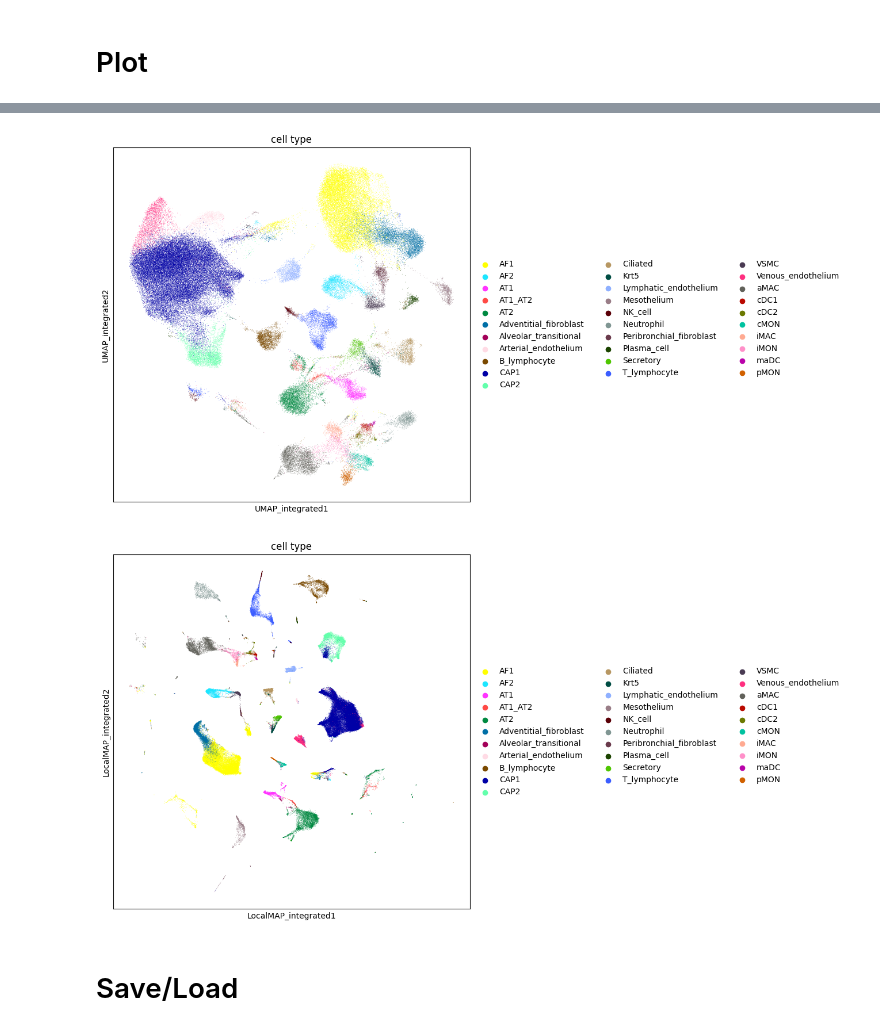
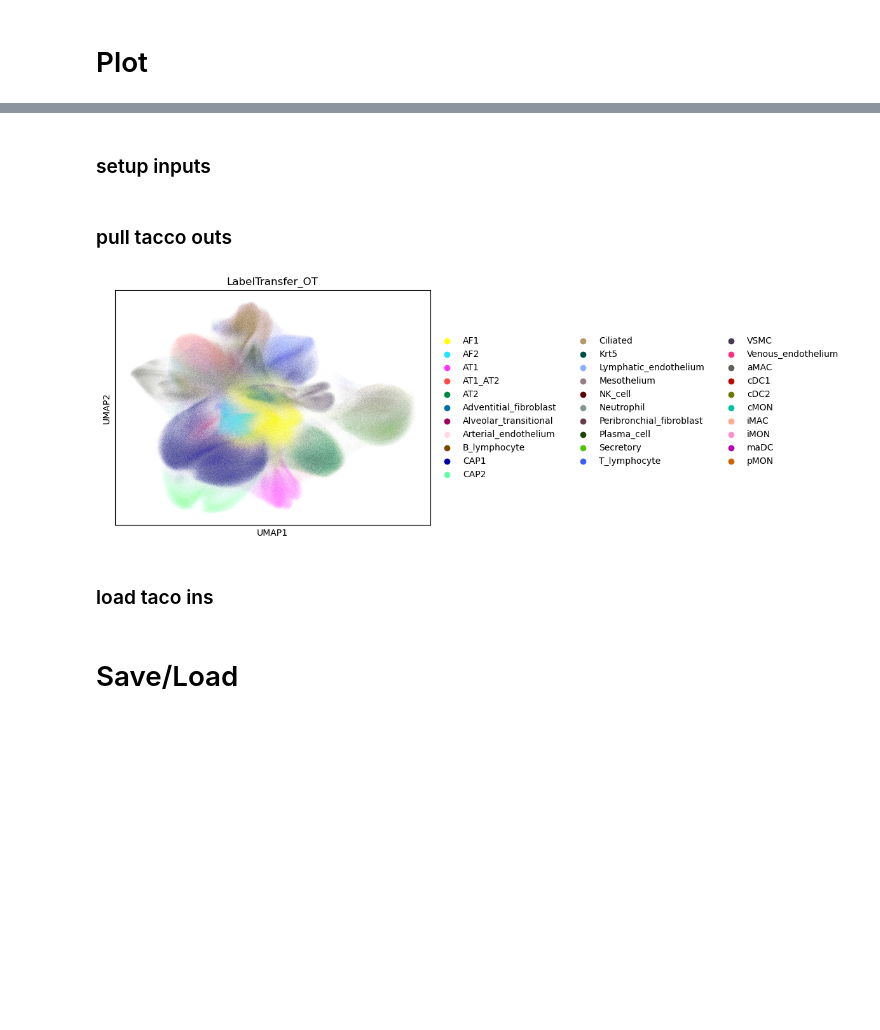
Before and after one commit to ethanhung11/spatial_seq, a Jupyter notebook: src/notebooks/spatial/kennedi_Xenium/1.0-celltype_analysis.ipynb, the cells around one changed output, grey strips where cells are left out. Drawn from its saved outputs; the diff is of its cells as text; code cells hidden in the pictures; blank space fills up the shorter version.

Commit message:
taco fixes part 2

```diff
--- a/src/notebooks/spatial/kennedi_Xenium/1.0-celltype_analysis.ipynb
+++ b/src/notebooks/spatial/kennedi_Xenium/1.0-celltype_analysis.ipynb
@@ -195,3 +236,5 @@ f.savefig(PLOTDIR / "LeidenCluster-Spatial_leiden_0.8 SAMPLE.jpg")
+# %% [markdown]
+### setup inputs
 # %%
 ref_adata = sc.read_h5ad(HOMEDIR / "references" / "FluSobj.h5ad")
 ref_adata.layers['counts'] = ref_adata.X.copy()
@@ -204,18 +247,7 @@ ref_adata
 sc.pl.embedding(ref_adata, "UMAP_integrated", color="cell type")
 sc.pl.embedding(ref_adata, "LocalMAP_integrated", color="cell type")
 
-sc.tl.rank_genes_groups(
-    ref_adata,
-    groupby="cell type",
-    method="wilcoxon", pts=True,
-    use_raw=False, layer="normalized",
-    key_added="DEG_global",)
-
-
 ref_adata.write(HOMEDIR / "references" / "FluSobj.h5ad")
-# %% [output]
-[figure, removed]
-[figure, removed]
 # %%
 # Remove uns as tacco currently relies on older scipy version --> downgrade anndata
 # May be fixed once v0.5.0 conda install is updated (note left 4/23/26)
@@ -225,3 +257,32 @@ ref_adata.write_h5ad(HOMEDIR / "references" / "FluSobj.h5ad", convert_strings_to
 adata = sc.read_h5ad(DATADIR / "integrated.h5ad")
 del ref_adata.uns
 adata.write_h5ad(HOMEDIR / "references" / "FluSobj.h5ad", convert_strings_to_categoricals=False)
+# %% [markdown]
+### pull tacco outs
+# %%
+import gc
+import os
+import sys
+import logging
+import warnings
+from pathlib import Path
+import matplotlib as mpl
+import pandas as pd
+import session_info
+import tacco as tc
+import scanpy as sc
+import pickle
+
+
+SRCDIR = Path('../../..')
+HOMEDIR = SRCDIR / '..'
+PLOTDIR = HOMEDIR / "plots" / "kennedi_xenium"
+DATADIR = HOMEDIR / "data" / "processed" / "spatial" / "Xenium" / "kennedi_flu"
+SAVEDIR = DATADIR / "tools" / "tacco"
+adata_tc = sc.read_h5ad(SAVEDIR / "tacco.h5ad")
+adata_tc
+# %%
+tc.utils.get_maximum_annotation(adata_tc, "LT_OT", "LabelTransfer_OT")
+sc.pl.embedding(adata_tc, basis="UMAP", color="LabelTransfer_OT")
+# %% [output]
+[figure, added]
@@ -227,0 +292,2 @@ adata.write_h5ad(HOMEDIR / "references" / "FluSobj.h5ad", convert_strings_to_cat
+# %% [markdown]
+### load taco ins
```
Also changed, not shown: parts of 10 cells of this notebook, 3 other files.
